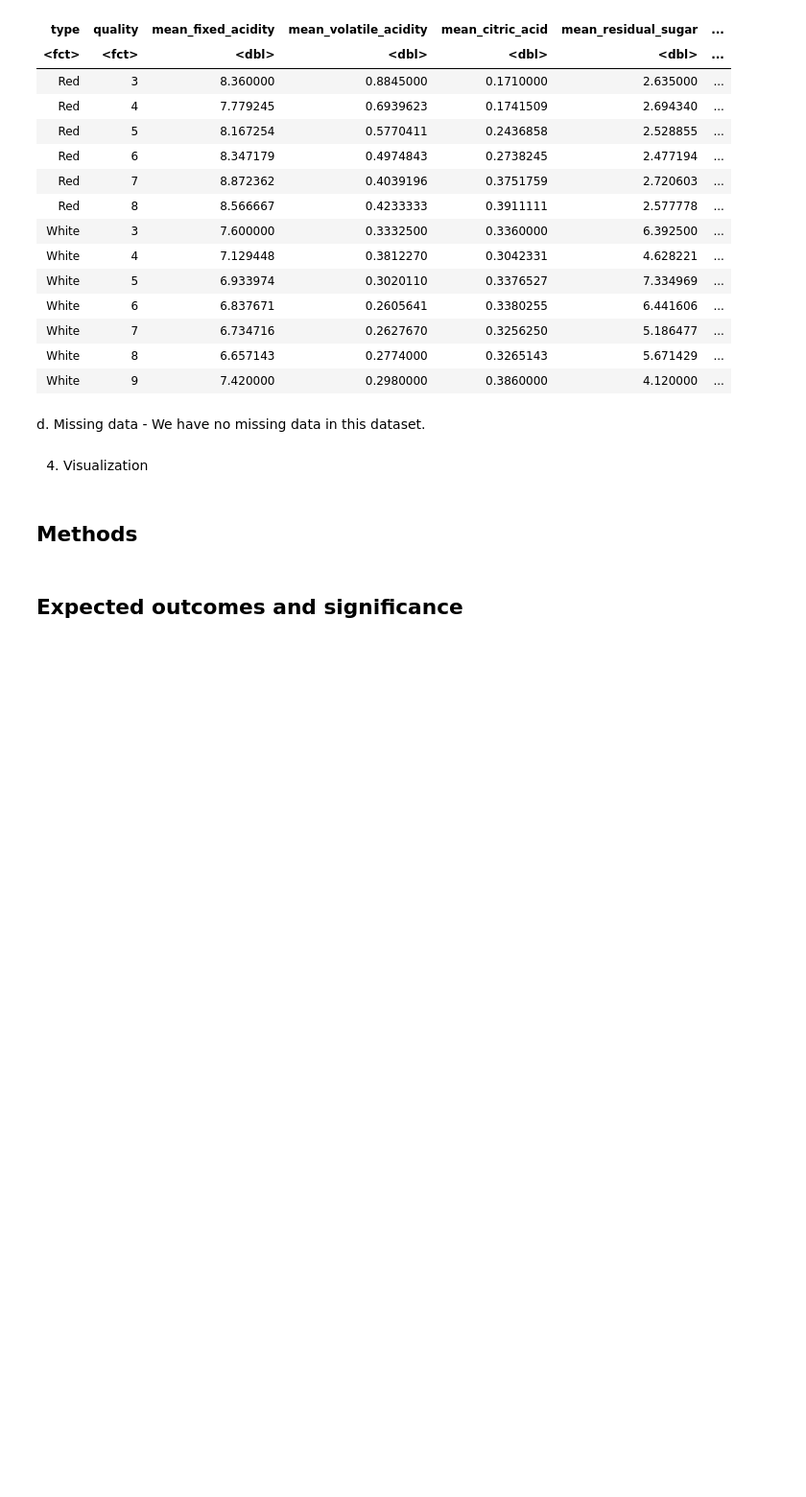
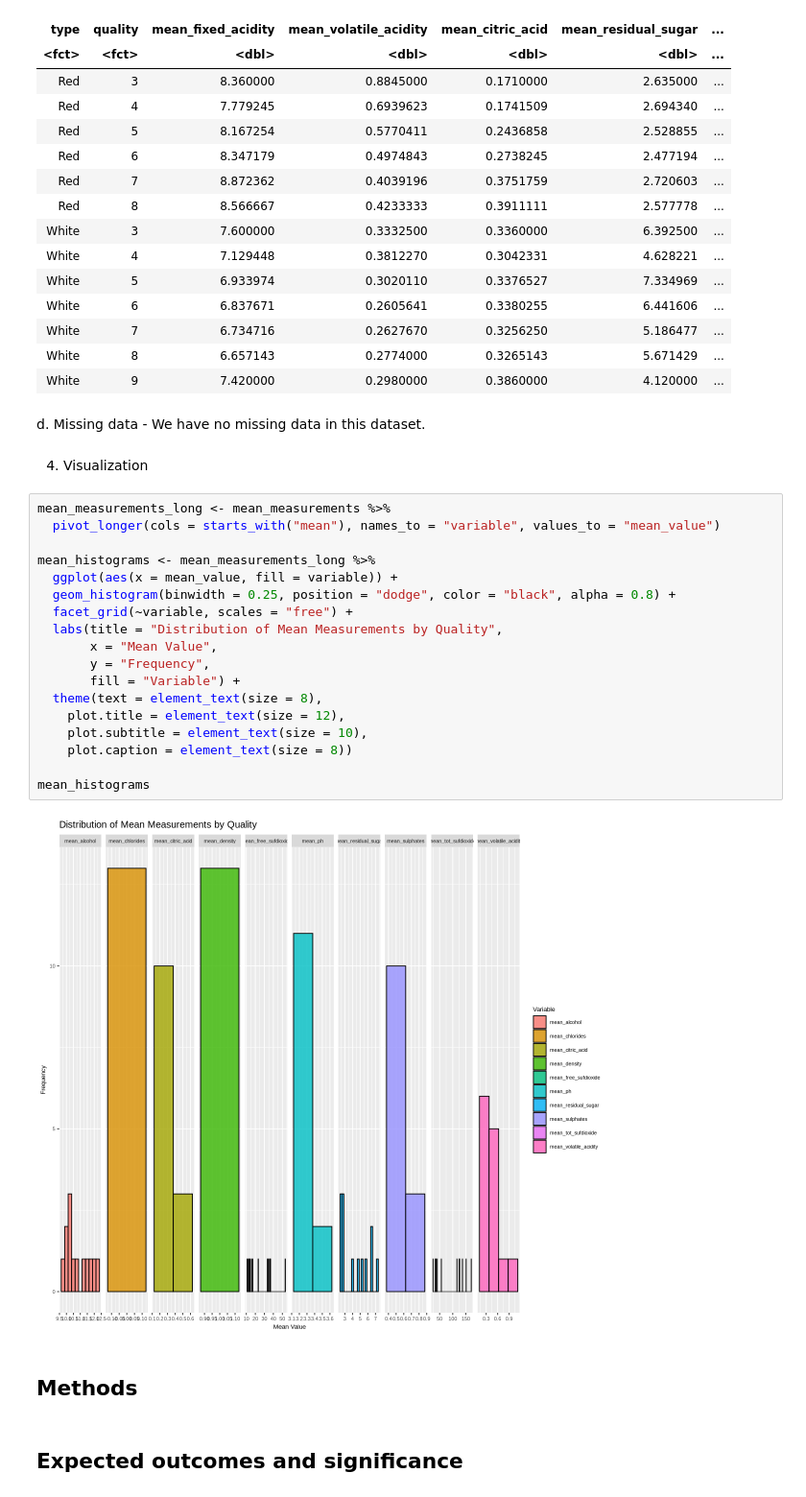
Before and after one commit to AlexNgGit/DSCI-GROUP-3, a Jupyter notebook: src/proposal.ipynb, the cells around one changed output. Shown at 96% size. Cells and saved outputs as stored; diff of their text form; blank space fills up the shorter version.

Commit message:
visualization
plotted mean values against quality

```diff
--- a/src/proposal.ipynb
+++ b/src/proposal.ipynb
@@ -138,6 +139,26 @@ A grouped_df: 13 × 13
 d. Missing data - We have no missing data in this dataset.
 # %% [markdown]
 4. Visualization
+# %%
+mean_measurements_long <- mean_measurements %>%
+  pivot_longer(cols = starts_with("mean"), names_to = "variable", values_to = "mean_value")
+
+mean_histograms <- mean_measurements_long %>%
+  ggplot(aes(x = mean_value, fill = variable)) +
+  geom_histogram(binwidth = 0.25, position = "dodge", color = "black", alpha = 0.8) +
+  facet_grid(~variable, scales = "free") +
+  labs(title = "Distribution of Mean Measurements by Quality",
+       x = "Mean Value",
+       y = "Frequency",
+       fill = "Variable") +
+  theme(text = element_text(size = 8),
+    plot.title = element_text(size = 12),
+    plot.subtitle = element_text(size = 10),
+    plot.caption = element_text(size = 8))
+
+mean_histograms
+# %% [output]
+[figure, added]
 # %% [markdown]
 ## Methods
 # %% [markdown]
```
Also changed, not shown: parts of 1 cell of this notebook.
